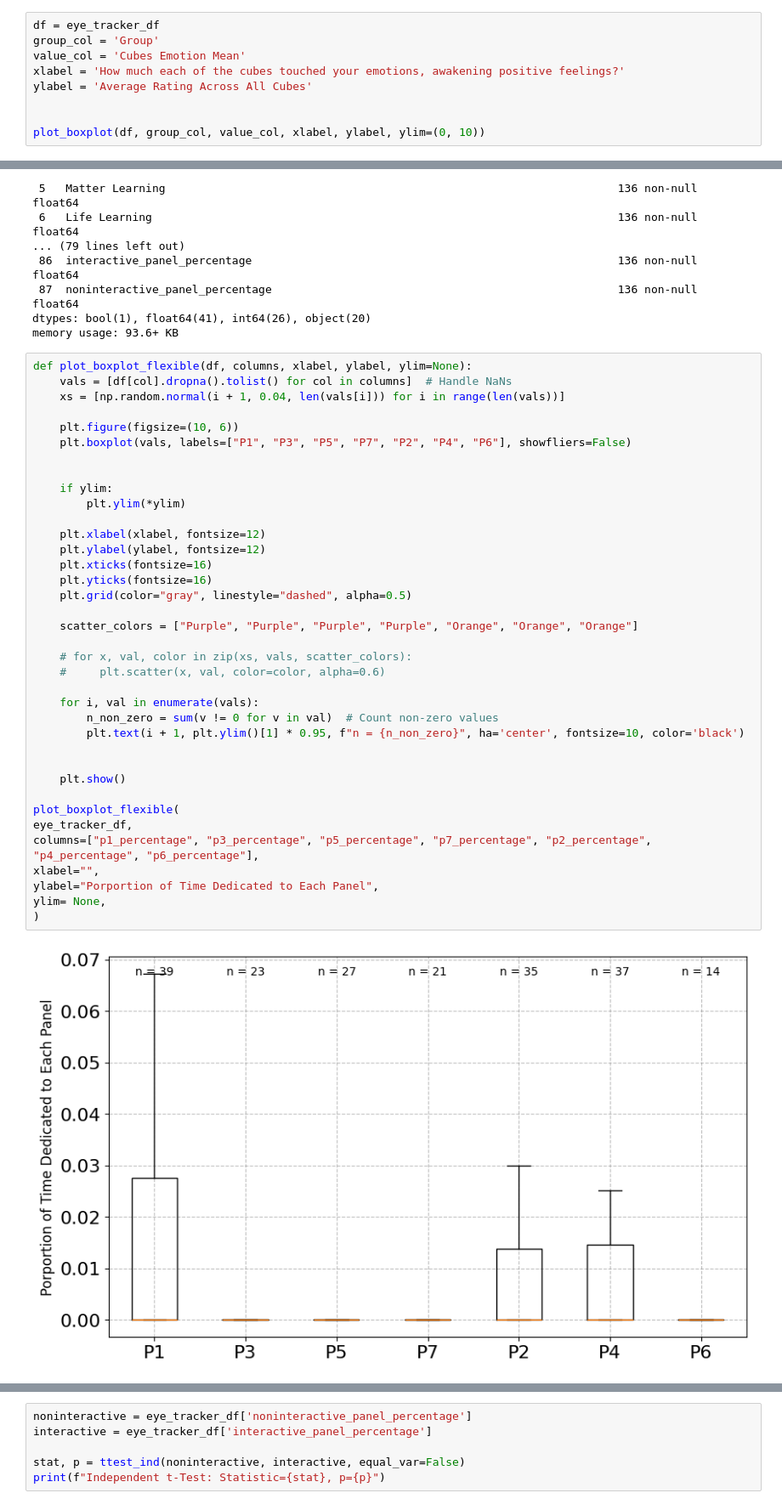
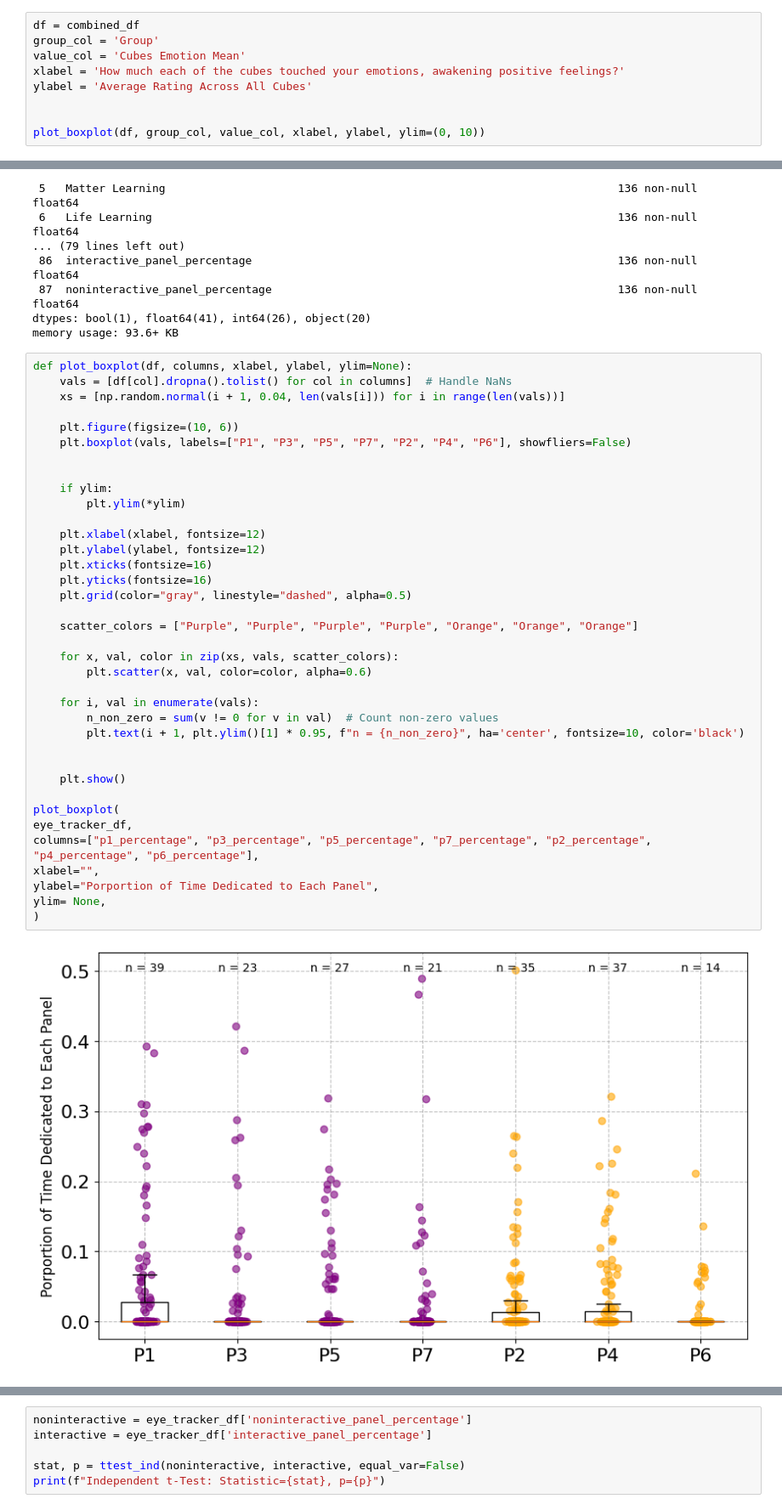
Before and after one commit to arghavanaslani/Screensinthemuseum, a Jupyter notebook: analysis.ipynb, the cells around one changed output, grey strips where cells are left out. Shown at 85% size. Drawn from its saved outputs; the diff is of its cells as text.

Commit message:
plots done plan added

```diff
--- a/analysis.ipynb
+++ b/analysis.ipynb
@@ -321,7 +314,7 @@ plot_group_data(eye_tracker_df, 'Eye-Tracking')
 eye_tracker_df = pd.merge(eye_tracker_df, eye_tracking_data, on='ID', how='inner')
 eye_tracker_df = eye_tracker_df[eye_tracker_df['has_corruption'] == False]
 # %%
-df = eye_tracker_df
+df = combined_df
 group_col = 'Group'
 value_col = 'Cubes Emotion Mean'
 xlabel = 'How much each of the cubes touched your emotions, awakening positive feelings?'
@@ -350,42 +345,42 @@ Data columns (total 88 columns):
 dtypes: bool(1), float64(41), int64(26), object(20)
 memory usage: 93.6+ KB
 # %%
-def plot_boxplot_flexible(df, columns, xlabel, ylabel, ylim=None):
+def plot_boxplot(df, columns, xlabel, ylabel, ylim=None):
     vals = [df[col].dropna().tolist() for col in columns]  # Handle NaNs
     xs = [np.random.normal(i + 1, 0.04, len(vals[i])) for i in range(len(vals))]
 
     plt.figure(figsize=(10, 6))
     plt.boxplot(vals, labels=["P1", "P3", "P5", "P7", "P2", "P4", "P6"], showfliers=False)
 
 
     if ylim:
         plt.ylim(*ylim)
 
     plt.xlabel(xlabel, fontsize=12)
     plt.ylabel(ylabel, fontsize=12)
     plt.xticks(fontsize=16)
     plt.yticks(fontsize=16)
     plt.grid(color="gray", linestyle="dashed", alpha=0.5)
 
     scatter_colors = ["Purple", "Purple", "Purple", "Purple", "Orange", "Orange", "Orange"]
 
-    # for x, val, color in zip(xs, vals, scatter_colors):
-    #     plt.scatter(x, val, color=color, alpha=0.6)
+    for x, val, color in zip(xs, vals, scatter_colors):
+        plt.scatter(x, val, color=color, alpha=0.6)
 
     for i, val in enumerate(vals):
         n_non_zero = sum(v != 0 for v in val)  # Count non-zero values
         plt.text(i + 1, plt.ylim()[1] * 0.95, f"n = {n_non_zero}", ha='center', fontsize=10, color='black')
 
 
     plt.show()
 
-plot_boxplot_flexible(
+plot_boxplot(
 eye_tracker_df,
 columns=["p1_percentage", "p3_percentage", "p5_percentage", "p7_percentage", "p2_percentage", "p4_percentage", "p6_percentage"],
 xlabel="",
 ylabel="Porportion of Time Dedicated to Each Panel",
 ylim= None,
 )
 # %% [output]
-[figure, old version]
+[figure, new version]
 # %%
```
Also changed, not shown: parts of 45 cells of this notebook, 8 other files.
